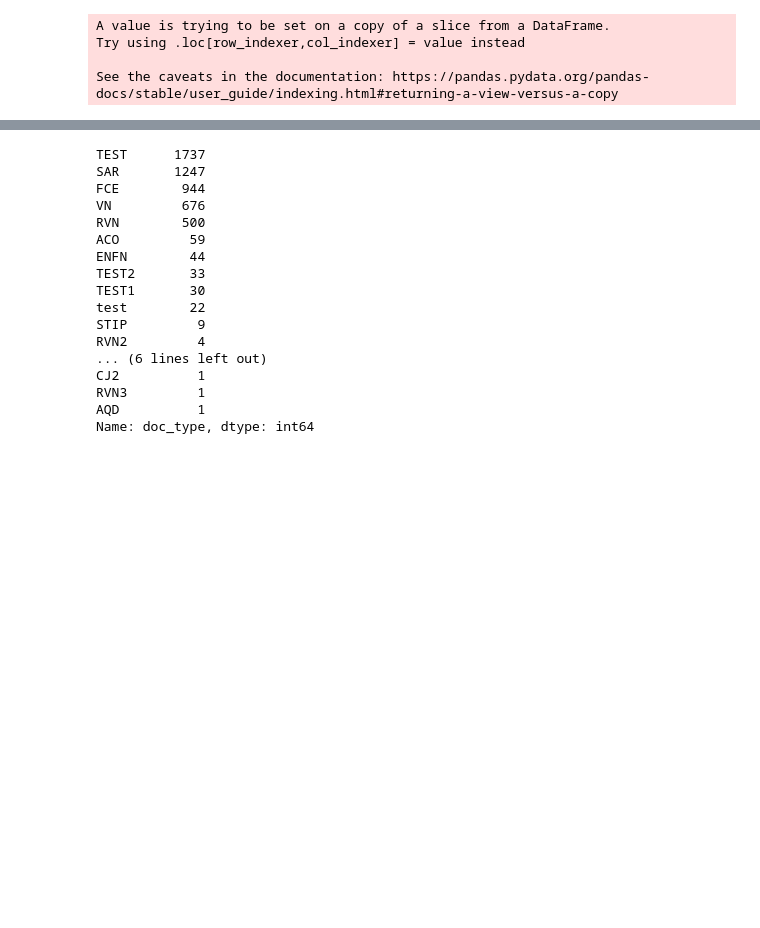
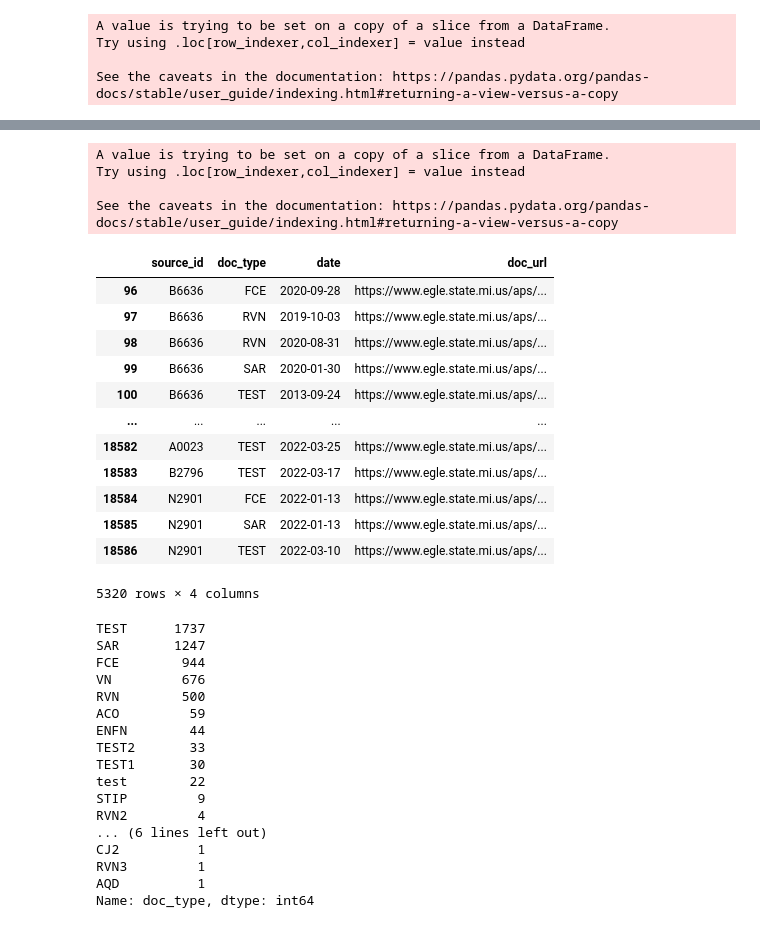
Before and after one commit to srjouppi/jouppi-regressions-pitch, a Jupyter notebook: jouppi-pitch-data-merge-major-sources-only.ipynb, the cells around one changed output, grey strips where cells are left out. Cells and saved outputs as stored; diff of their text form; code cells hidden in the pictures; blank space fills up the shorter version.

Commit message:
new data

```diff
--- a/jouppi-pitch-data-merge-major-sources-only.ipynb
+++ b/jouppi-pitch-data-merge-major-sources-only.ipynb
@@ -181,0 +182,23 @@ See the caveats in the documentation: https://pandas.pydata.org/pandas-docs/stab
+# %%
+major_doc_df.date = pd.to_datetime(doc_df.date, format="%Y%m%d", errors='coerce')
+# %% [output]
+A value is trying to be set on a copy of a slice from a DataFrame.
+Try using .loc[row_indexer,col_indexer] = value instead
+
+See the caveats in the documentation: https://pandas.pydata.org/pandas-docs/stable/user_guide/indexing.html#returning-a-view-versus-a-copy
+# %%
+major_doc_df
+# %% [output]
+|  | source_id | doc_type | date | doc_url |
+| 96 | B6636 | FCE | 2020-09-28 | https://www.egle.state.mi.us/aps/... |
+| 97 | B6636 | RVN | 2019-10-03 | https://www.egle.state.mi.us/aps/... |
+| 98 | B6636 | RVN | 2020-08-31 | https://www.egle.state.mi.us/aps/... |
+| 99 | B6636 | SAR | 2020-01-30 | https://www.egle.state.mi.us/aps/... |
+| 100 | B6636 | TEST | 2013-09-24 | https://www.egle.state.mi.us/aps/... |
+| ... | ... | ... | ... | ... |
+| 18582 | A0023 | TEST | 2022-03-25 | https://www.egle.state.mi.us/aps/... |
+| 18583 | B2796 | TEST | 2022-03-17 | https://www.egle.state.mi.us/aps/... |
+| 18584 | N2901 | FCE | 2022-01-13 | https://www.egle.state.mi.us/aps/... |
+| 18585 | N2901 | SAR | 2022-01-13 | https://www.egle.state.mi.us/aps/... |
+| 18586 | N2901 | TEST | 2022-03-10 | https://www.egle.state.mi.us/aps/... |
+5320 rows × 4 columns
```
Also changed, not shown: parts of 5 cells of this notebook, 6 other files.
